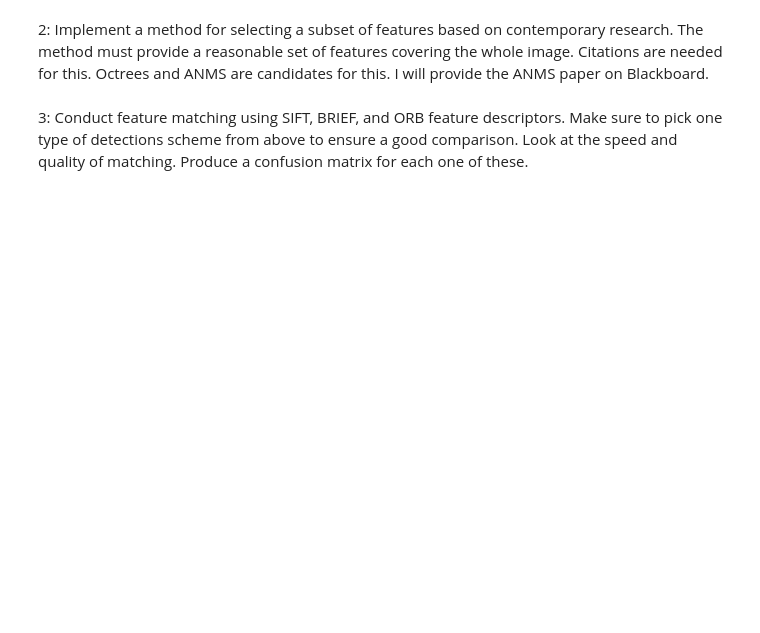
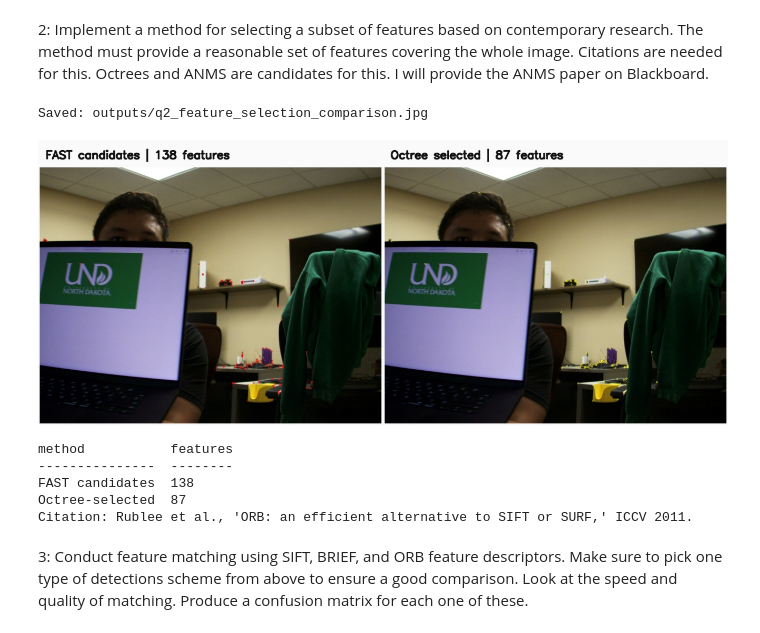
Before and after one commit to brownjordan317/ME566, a Jupyter notebook: Homework/two/report.ipynb, the cells around one changed output. Saved outputs shown, nothing was run; the diff lists cells and outputs as text; code cells hidden in the pictures; blank space fills up the shorter version.

Commit message:
images

```diff
--- a/Homework/two/report.ipynb
+++ b/Homework/two/report.ipynb
@@ -132,7 +219,7 @@ def _q2_feature_sets():
     """Use the first ImageReader image for the spatial-selection example."""
     global Q2_CACHE
     if Q2_CACHE is None:
-        image = load_images()[0]
+        image = load_images()["translation"][1]
         fast = Fast(image)
         octree = Octree(image)
         Q2_CACHE = {
@@ -142,15 +229,17 @@ def _q2_feature_sets():
     return Q2_CACHE
 
 
-def show_candidate_features():
+def show_candidate_features(display_image=True):
     data = _q2_feature_sets()
-    show_output(draw_features(data["fast"].image, data["candidates"], color=(0, 0, 255)), "q2_fast_candidates.png")
+    if display_image:
+        show_output(labeled_panel(draw_features(blur_faces(data["fast"].image), data["candidates"], color=(0, 0, 255)), f"FAST candidates | {len(data['candidates'])} features", 720), "q2_fast_candidates.jpg")
     return data["candidates"]
 
 
-def show_selected_features():
+def show_selected_features(display_image=True):
     data = _q2_feature_sets()
-    show_output(draw_features(data["octree"].image, data["selected"], color=(0, 255, 255)), "q2_octree_selected.png")
+    if display_image:
+        show_output(labeled_panel(draw_features(blur_faces(data["octree"].image), data["selected"], color=(0, 255, 255)), f"Octree selected | {len(data['selected'])} features", 720), "q2_octree_selected.jpg")
     return data["selected"]
 
 
@@ -163,9 +252,23 @@ def check_image_coverage():
     return rows
 # %%
 # Question 2 checks
-q2_candidates = show_candidate_features()
-q2_selected = show_selected_features()
+q2_data = _q2_feature_sets()
+q2_items = [
+    (f"FAST candidates | {len(q2_data['candidates'])} features", draw_features(blur_faces(q2_data["fast"].image), q2_data["candidates"], color=(0, 0, 255))),
+    (f"Octree selected | {len(q2_data['selected'])} features", draw_features(blur_faces(q2_data["octree"].image), q2_data["selected"], color=(0, 255, 255))),
+]
+show_output(image_grid(q2_items, columns=2, panel_width=650), "q2_feature_selection_comparison.jpg")
+q2_candidates = q2_data["candidates"]
+q2_selected = q2_data["selected"]
 q2_coverage = check_image_coverage()
+# %% [output]
+Saved: outputs/q2_feature_selection_comparison.jpg
+[figure, added]
+method           features
+---------------  --------
+FAST candidates  138
+Octree-selected  87
+Citation: Rublee et al., 'ORB: an efficient alternative to SIFT or SURF,' ICCV 2011.
 # %% [markdown]
 3: Conduct feature matching using SIFT, BRIEF, and ORB feature descriptors. Make sure to pick
 one type of detections scheme from above to ensure a good comparison. Look at the speed and
```
Also changed, not shown: parts of 6 cells of this notebook, 7 other files.
